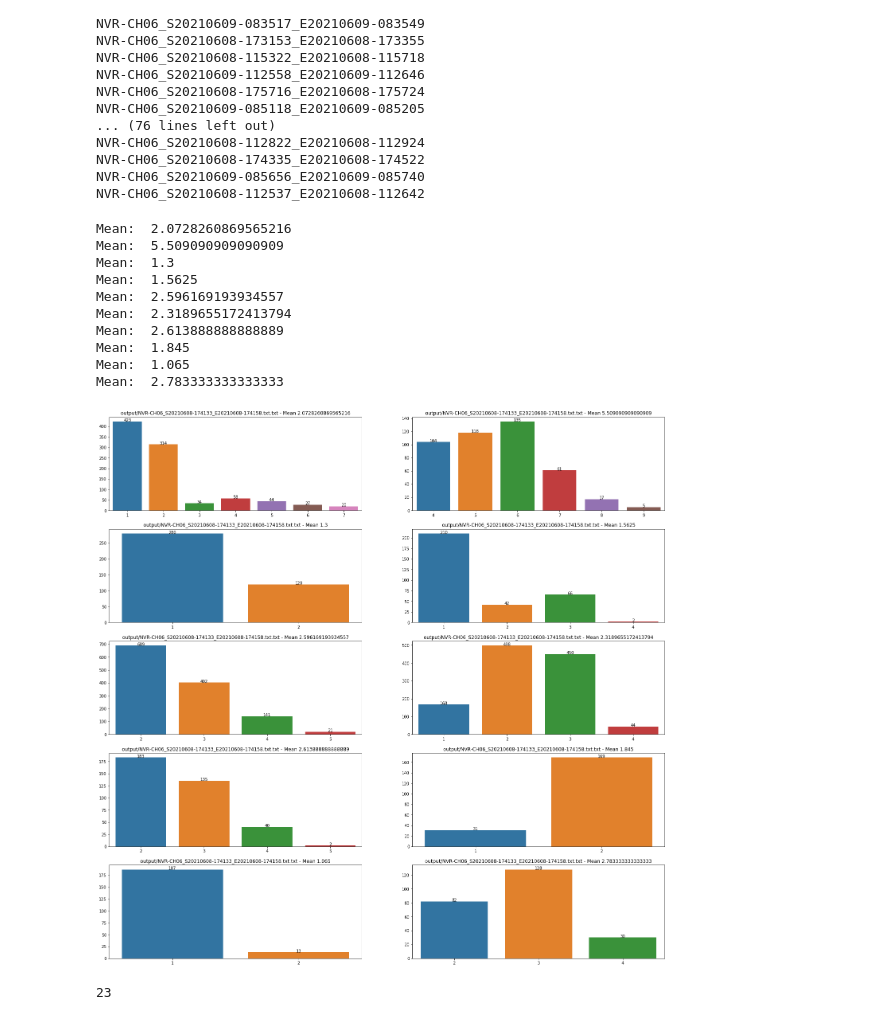
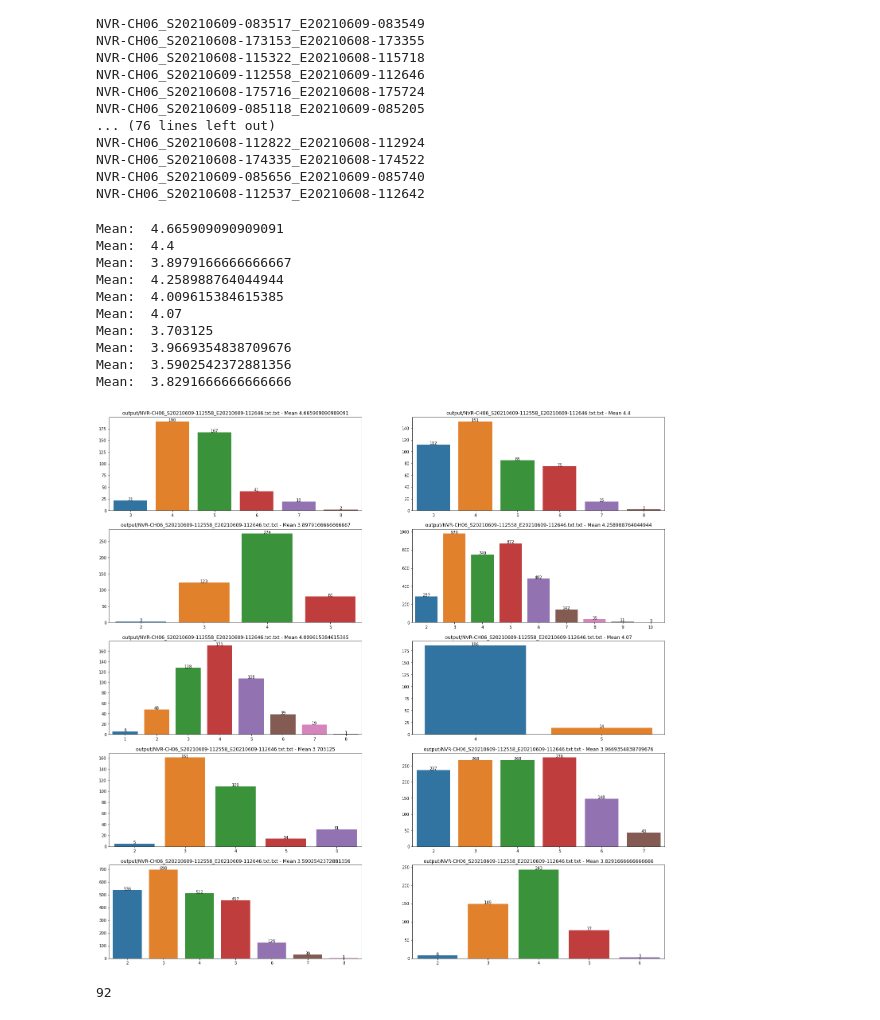
Before and after one commit to LeDuySon/Visualise-notebook, a Jupyter notebook: task-count-people.ipynb, the cells around one changed output. Saved outputs shown, nothing was run; the diff lists cells and outputs as text; code cells hidden in the pictures.

Commit message:
update ignore region

```diff
--- a/task-count-people.ipynb
+++ b/task-count-people.ipynb
@@ -6,7 +6,7 @@ from collections import defaultdict
 import pandas as pd
 # %%
 data = []
-with open("gt.txt", "rt") as f:
+with open("post_process/test.txt", "rt") as f:
     for line in f:
         data.append(line.strip().split(","))
 data[:5]
@@ -115,10 +92,13 @@ import seaborn as sns
 import numpy as np
 from collections import defaultdict
 import re
+from post_process import *
 
 pattern = r"(NVR.+?)\/"
 
-def vis_obj_count(files):
+def vis_obj_count(files, channel_file, ignore_region=False):
+    info = get_channel_info(channel_file) # get info about frame size and ignore region of this channel
+
     def _show_on_single_plot(ax):
         for p in ax.patches:
             _x = p.get_x() + p.get_width() / 2
@@ -133,7 +113,13 @@ def vis_obj_count(files):
             for line in f:
                 if(spliter is None):
                     spliter = " " if len(line.split(" ")) > 3 else ","
-                data.append(line.strip().split(spliter))
+                line = line.strip().split(spliter)
+
+                if(ignore_region):
+                    if(filter_region(line, info, 'iou')):
+                        continue
+
+                data.append(line)
 
         group_frames = defaultdict(int)
         for d in data:
@@ -204,5 +193,5 @@ Mean:  5.005558643690939
 # %%
-choosed_video = pd.read_csv('Choosed video.csv')
+choosed_video = pd.read_csv('static/Choosed video.csv')
 choosed_video.head()
 # %% [output]
 |  | Name | Channel | Start_day | Start_time | End_day | End_time | Frames | CD | Filter frame | Durations |
@@ -245,21 +238,21 @@ NVR-CH06_S20210608-112537_E20210608-112642
 # %%
 assert len(paths) == len(videos_name)
 # %%
-vis_obj_count(paths[:10])
+vis_obj_count(paths[:10],"static/ignore_region/CH06.json", False)
 # %% [output]
-Mean:  2.0728260869565216
-Mean:  5.509090909090909
-Mean:  1.3
-Mean:  1.5625
-Mean:  2.596169193934557
-Mean:  2.3189655172413794
-Mean:  2.613888888888889
-Mean:  1.845
-Mean:  1.065
-Mean:  2.783333333333333
+Mean:  4.665909090909091
+Mean:  4.4
+Mean:  3.8979166666666667
+Mean:  4.258988764044944
+Mean:  4.009615384615385
+Mean:  4.07
+Mean:  3.703125
+Mean:  3.9669354838709676
+Mean:  3.5902542372881356
+Mean:  3.8291666666666666
-[figure, old version]
+[figure, new version]
 # %%
 len(paths)
 # %% [output]
-23
+92
 # %%
```
Also changed, not shown: parts of 15 cells of this notebook, 1 other file.
